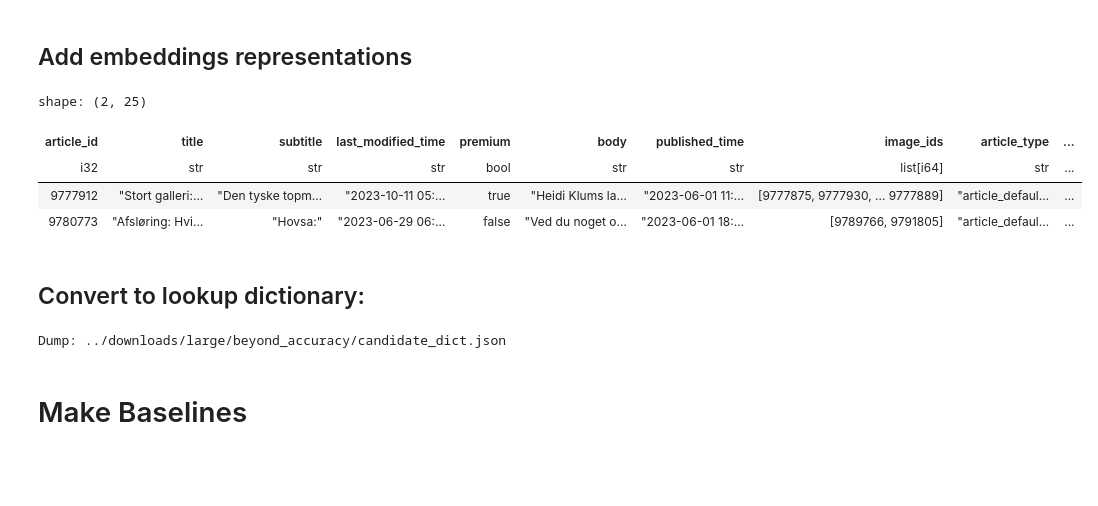
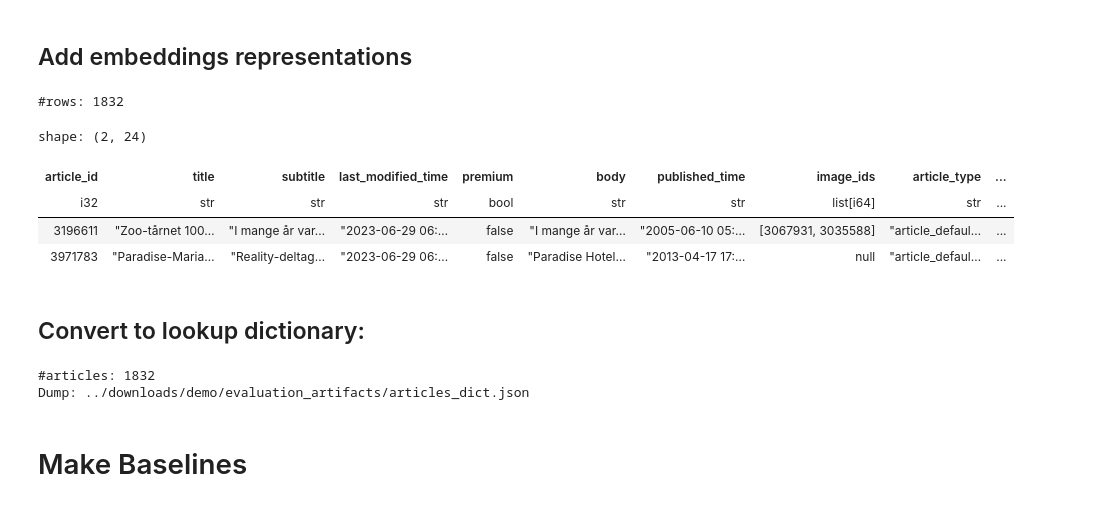
Before and after one commit to ebanalyse/ebnerd-benchmark, a Jupyter notebook: examples/03_beyond_accuracy/make_beyond_accuracy.ipynb, the cells around one changed output. Saved outputs shown, nothing was run; the diff lists cells and outputs as text; code cells hidden in the pictures; blank space fills up the shorter version.

```diff
--- a/examples/03_beyond_accuracy/make_beyond_accuracy.ipynb
+++ b/examples/03_beyond_accuracy/make_beyond_accuracy.ipynb
@@ -161,0 +213,8 @@ shape: (3, 1)
+# %%
+history_article_id = (
+    df_user_histoies.lazy()
+    .select(pl.col(DEFAULT_HISTORY_ARTICLE_ID_COL).explode().unique())
+    .collect()[DEFAULT_HISTORY_ARTICLE_ID_COL]
+    .to_list()
+)
+article_ids = candidate_list + history_article_id
@@ -181,58 +295,51 @@ df_candidate_articles = (
 # %%
 # => Embeddings:
 BERT_VECTOR = "bert_base_multilingual_cased"
+ROBERTA_VECTOR = "xlm_roberta_base"
+
 CONTRASTIVE_VECTOR = "contrastive_vector"
 DOCUMENT_VECTOR = "document_vector"
-ROBERTA_VECTOR = "xlm_roberta_base"
 
-def load_join_embeddings(df:pl.DataFrame, emb_path:Path) -> pl.DataFrame:
+
+def load_join_embeddings(df: pl.DataFrame, emb_path: Path) -> pl.DataFrame:
     emb_contrastive = (
-        pl.scan_parquet(
-            PATH.parent.joinpath(emb_path)
-        )
-        .filter(
-            pl.col(DEFAULT_ARTICLE_ID_COL).is_in(df.select(DEFAULT_ARTICLE_ID_COL))
-        ).collect()
+        pl.scan_parquet(PATH.parent.joinpath(emb_path))
+        .filter(pl.col(DEFAULT_ARTICLE_ID_COL).is_in(df.select(DEFAULT_ARTICLE_ID_COL)))
+        .collect()
     )
-    return df.join(emb_contrastive, on=DEFAULT_ARTICLE_ID_COL, how = "left")
+    return df.join(emb_contrastive, on=DEFAULT_ARTICLE_ID_COL, how="left")
 
-df_candidate_articles = (
-    df_candidate_articles.pipe(
-        load_join_embeddings,
-        emb_path=f"embeddings/Ekstra_Bladet_contrastive_vector/{CONTRASTIVE_VECTOR}.parquet",
-    )
-    .pipe(
-        load_join_embeddings,
-        emb_path=f"embeddings/FacebookAI_xlm_roberta_base/{ROBERTA_VECTOR}.parquet",
-    )
-    .pipe(
-        load_join_embeddings,
-        emb_path=f"embeddings/google_bert_base_multilingual_cased/{BERT_VECTOR}.parquet"
-    )
-    .pipe(
-        load_join_embeddings,
-        emb_path=f"embeddings/Ekstra_Bladet_word2vec/{DOCUMENT_VECTOR}.parquet"
-    )
+
+df_lookup_articles = df_lookup_articles.pipe(
+    load_join_embeddings,
+    emb_path=f"embeddings/Ekstra_Bladet_contrastive_vector/{CONTRASTIVE_VECTOR}.parquet",
+).pipe(
+    load_join_embeddings,
+    emb_path=f"embeddings/Ekstra_Bladet_word2vec/{DOCUMENT_VECTOR}.parquet",
 )
-df_candidate_articles.head(2)
+print(f"#rows: {df_lookup_articles.shape[0]}")
+df_lookup_articles.head(2)
 # %% [output]
-shape: (2, 25)
+#rows: 1832
+shape: (2, 24)
 | article_id | title | subtitle | last_modified_time | premium | body | published_time | image_ids | article_type | ... |
 | i32 | str | str | str | bool | str | str | list[i64] | str | ... |
-| 9777912 | "Stort galleri:… | "Den tyske topm… | "2023-10-11 05:… | true | "Heidi Klums la… | "2023-06-01 11:… | [9777875, 9777930, … 9777889] | "article_defaul… | ... |
-| 9780773 | "Afsløring: Hvi… | "Hovsa:" | "2023-06-29 06:… | false | "Ved du noget o… | "2023-06-01 18:… | [9789766, 9791805] | "article_defaul… | ... |
+| 3196611 | "Zoo-tårnet 100… | "I mange år var… | "2023-06-29 06:… | false | "I mange år var… | "2005-06-10 05:… | [3067931, 3035588] | "article_defaul… | ... |
+| 3971783 | "Paradise-Maria… | "Reality-deltag… | "2023-06-29 06:… | false | "Paradise Hotel… | "2013-04-17 17:… | null | "article_defaul… | ... |
 # %% [markdown]
 ## Convert to lookup dictionary:
 # %%
-candidate_dict = {}
-for row in df_candidate_articles.iter_rows(named=True):
+articles_dict = {}
+for row in df_lookup_articles.iter_rows(named=True):
     # Note, all keys in dictionaries are converted to strings, when serializing an object to JSON format.
-    candidate_dict[str(row[DEFAULT_ARTICLE_ID_COL])] = row
+    articles_dict[str(row[DEFAULT_ARTICLE_ID_COL])] = row
 # Write it:
-write_json_file(candidate_dict, PATH_BEYOND_ACCURACY.joinpath(CANDIDATE_DICT))
-print(f"Dump: {PATH_BEYOND_ACCURACY.joinpath(CANDIDATE_DICT)}")
+write_json_file(articles_dict, PATH_BEYOND_ACCURACY.joinpath(ARTICLES_DICT))
+print(f"#articles: {len(articles_dict)}")
+print(f"Dump: {PATH_BEYOND_ACCURACY.joinpath(ARTICLES_DICT)}")
 # %% [output]
-Dump: ../downloads/large/beyond_accuracy/candidate_dict.json
+#articles: 1832
+Dump: ../downloads/demo/evaluation_artifacts/articles_dict.json
 # %% [markdown]
 # Make Baselines
 # %% [markdown]
```
Also changed, not shown: parts of 52 cells of this notebook, 1 other file.
